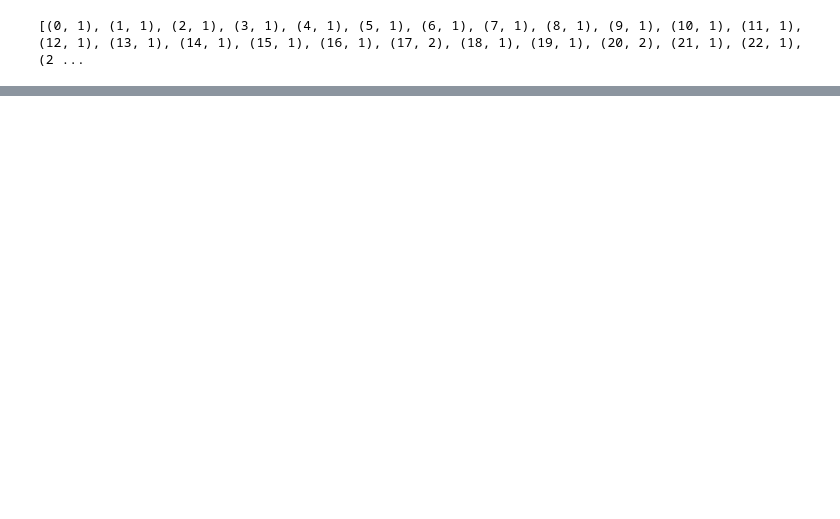
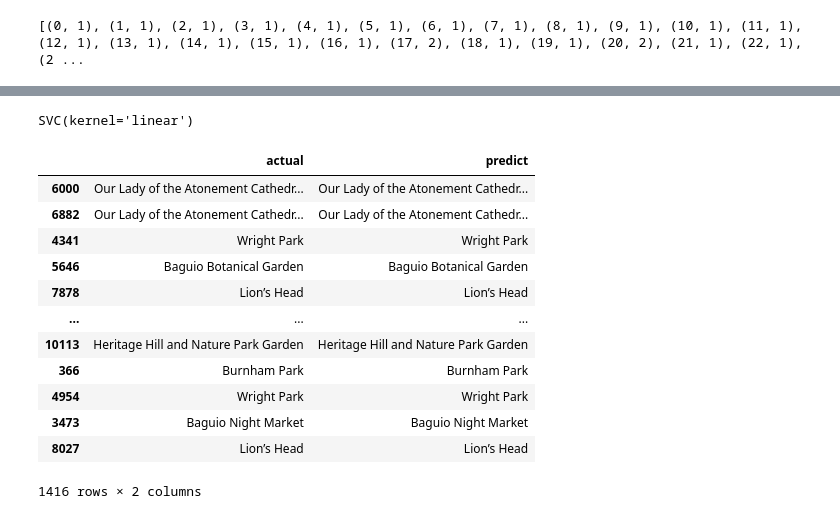
Before and after one commit to CS-HELL/PH-TouristSpots-Analysis, a Jupyter notebook: training/initial.ipynb, the cells around one changed output, grey strips where cells are left out. Cells and saved outputs as stored; diff of their text form; code cells hidden in the pictures; blank space fills up the shorter version.

```diff
--- a/training/initial.ipynb
+++ b/training/initial.ipynb
@@ -107,0 +133,49 @@ Coherence Score: 0.5371774856512972
+# %%
+from sklearn.feature_extraction.text import CountVectorizer
+matrix = CountVectorizer()
+vectors = matrix.fit_transform(data['lemmatized_words_review_post'].values.astype('U')).toarray()
+
+# For Machine Based
+from sklearn.model_selection import train_test_split
+vectors_train, vectors_test, topics_train, topics_test = train_test_split(vectors, tourist_destinations, test_size = 0.10, random_state = 50)
+
+# For Rule Based
+texts_train, texts_test, topics2_train, topics2_test = train_test_split(vectors, tourist_destinations, test_size = 0.10, random_state = 50)
+# %%
+from sklearn import svm
+clf = svm.SVC(kernel = "linear")
+clf.fit(vectors_train, topics_train)
+
+# from sklearn.naive_bayes import GaussianNB
+# clf = GaussianNB()
+# clf.fit(vectors_train.toarray(), topics_train)
+
+# from sklearn.tree import DecisionTreeClassifier # Import Decision Tree Classifier
+# clf = DecisionTreeClassifier()
+# clf.fit(vectors_train, topics_train)
+# %% [output]
+SVC(kernel='linear')
+# %%
+from tabulate import tabulate
+
+topics_pred_svm = clf.predict(vectors_test)
+
+actual_predict = pd.DataFrame()
+actual_predict["actual"] = topics_test
+actual_predict["predict"] = topics_pred_svm
+
+actual_predict
+# %% [output]
+|  | actual | predict |
+| 6000 | Our Lady of the Atonement Cathedr... | Our Lady of the Atonement Cathedr... |
+| 6882 | Our Lady of the Atonement Cathedr... | Our Lady of the Atonement Cathedr... |
+| 4341 | Wright Park | Wright Park |
+| 5646 | Baguio Botanical Garden | Baguio Botanical Garden |
+| 7878 | Lion’s Head | Lion’s Head |
+| ... | ... | ... |
+| 10113 | Heritage Hill and Nature Park Garden | Heritage Hill and Nature Park Garden |
+| 366 | Burnham Park | Burnham Park |
+| 4954 | Wright Park | Wright Park |
+| 3473 | Baguio Night Market | Baguio Night Market |
+| 8027 | Lion’s Head | Lion’s Head |
+1416 rows × 2 columns
```
Also changed, not shown: parts of 15 cells of this notebook, 5 other files.
